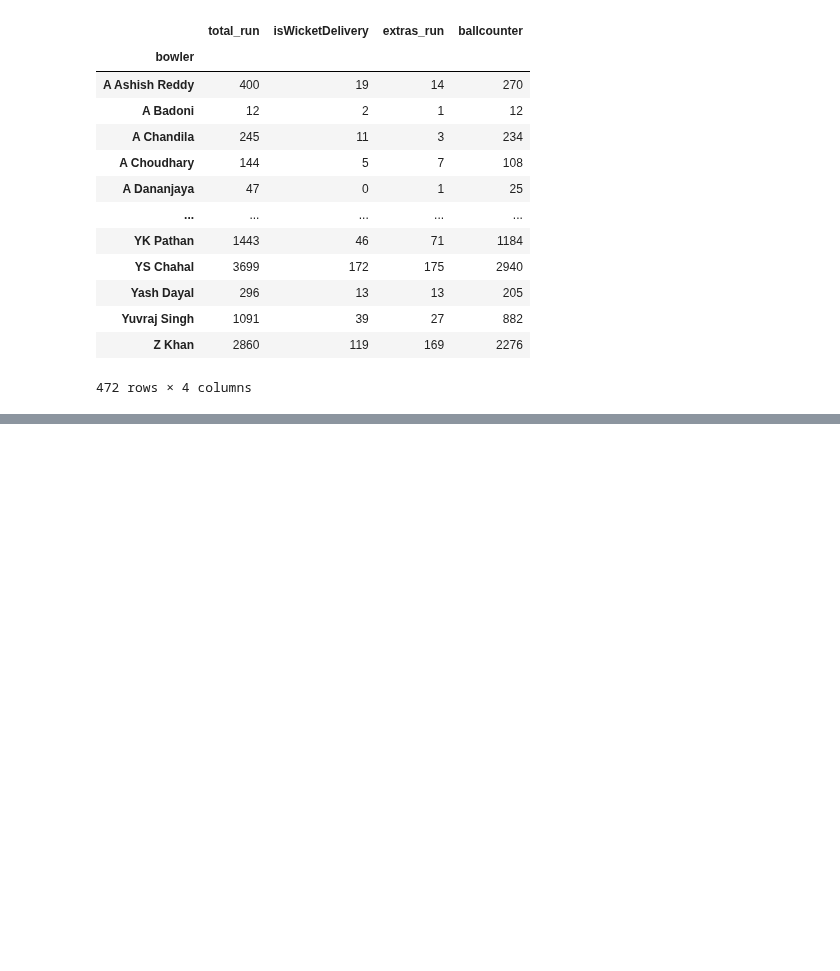
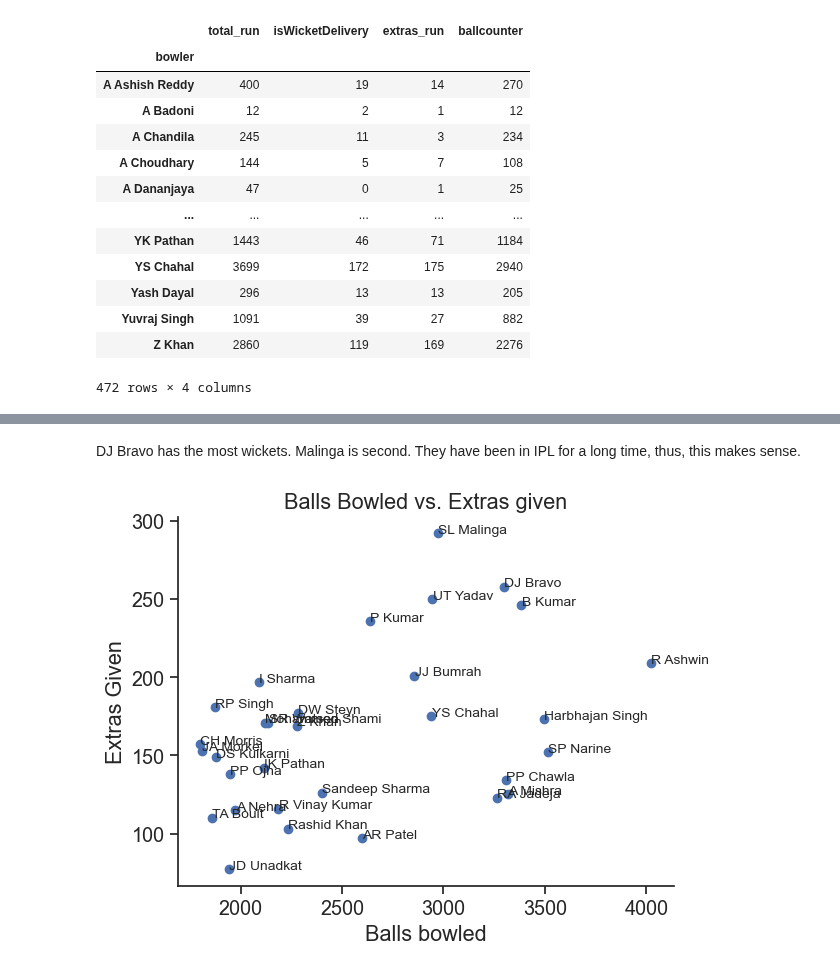
Before and after one commit to ubco-W2022T2-data301/project-group-group60, a Jupyter notebook: analysis/analysis2.ipynb, the cells around one changed output, grey strips where cells are left out. Drawn from its saved outputs; the diff is of its cells as text; code cells hidden in the pictures; blank space fills up the shorter version.

```diff
--- a/analysis/analysis2.ipynb
+++ b/analysis/analysis2.ipynb
@@ -134,0 +144,23 @@ plt.show()
+# %% [markdown]
+DJ Bravo has the most wickets. Malinga is second. They have been in IPL for a long time, thus, this makes sense.
+# %%
+bs = bowler_stats
+bs = bs.reset_index()
+
+import matplotlib.pyplot as plt
+import pandas as pd
+
+fig, ax = plt.subplots()
+ax.scatter(bs['balls_bowled'], bs['extras_given'])
+
+for i, row in bs.iterrows():
+    x, y = row['balls_bowled'], row['extras_given']
+    ax.text(float(x)+1, float(y)+0.1, row['bowler'], fontsize=10)
+
+ax.set_xlabel('Balls bowled')
+ax.set_ylabel('Extras Given')
+ax.set_title('Balls Bowled vs. Extras given')
+
+plt.show()
+# %% [output]
+[figure, added]
```
Also changed, not shown: parts of 7 cells of this notebook.
